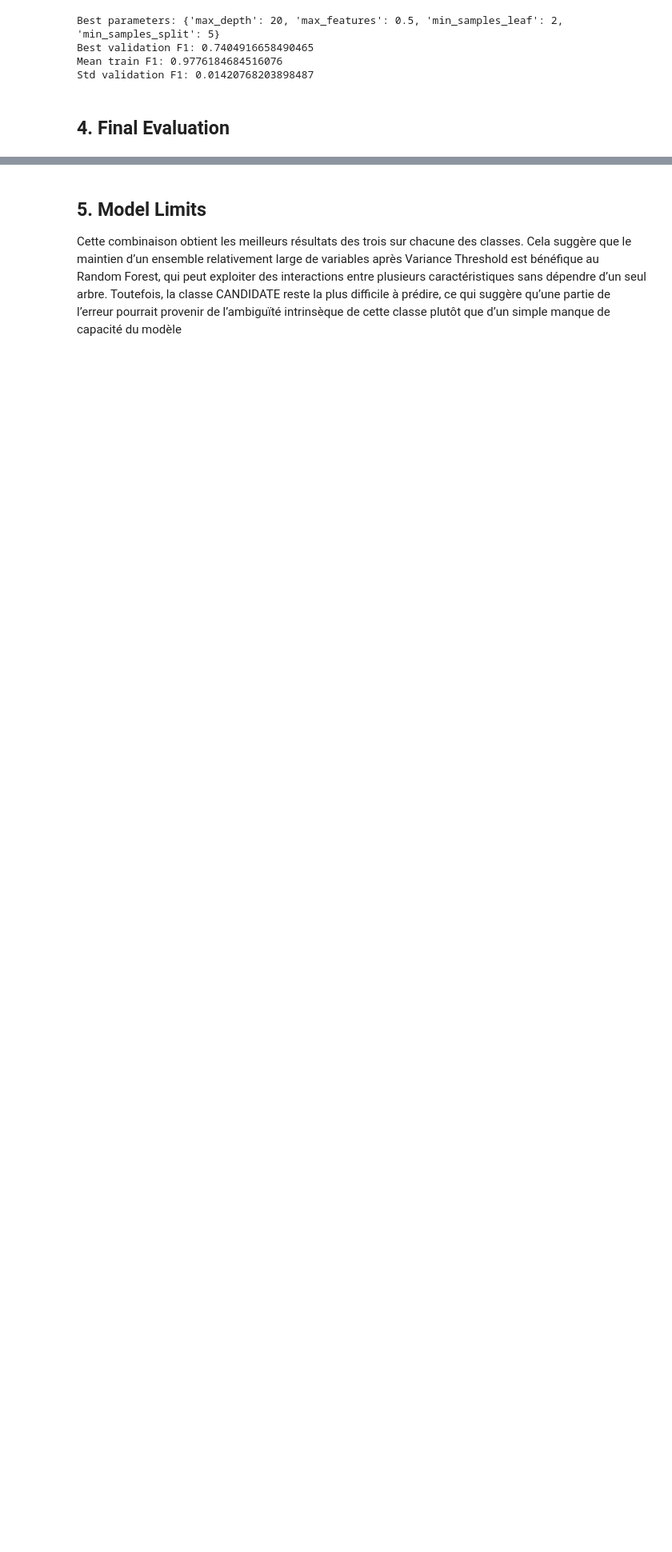
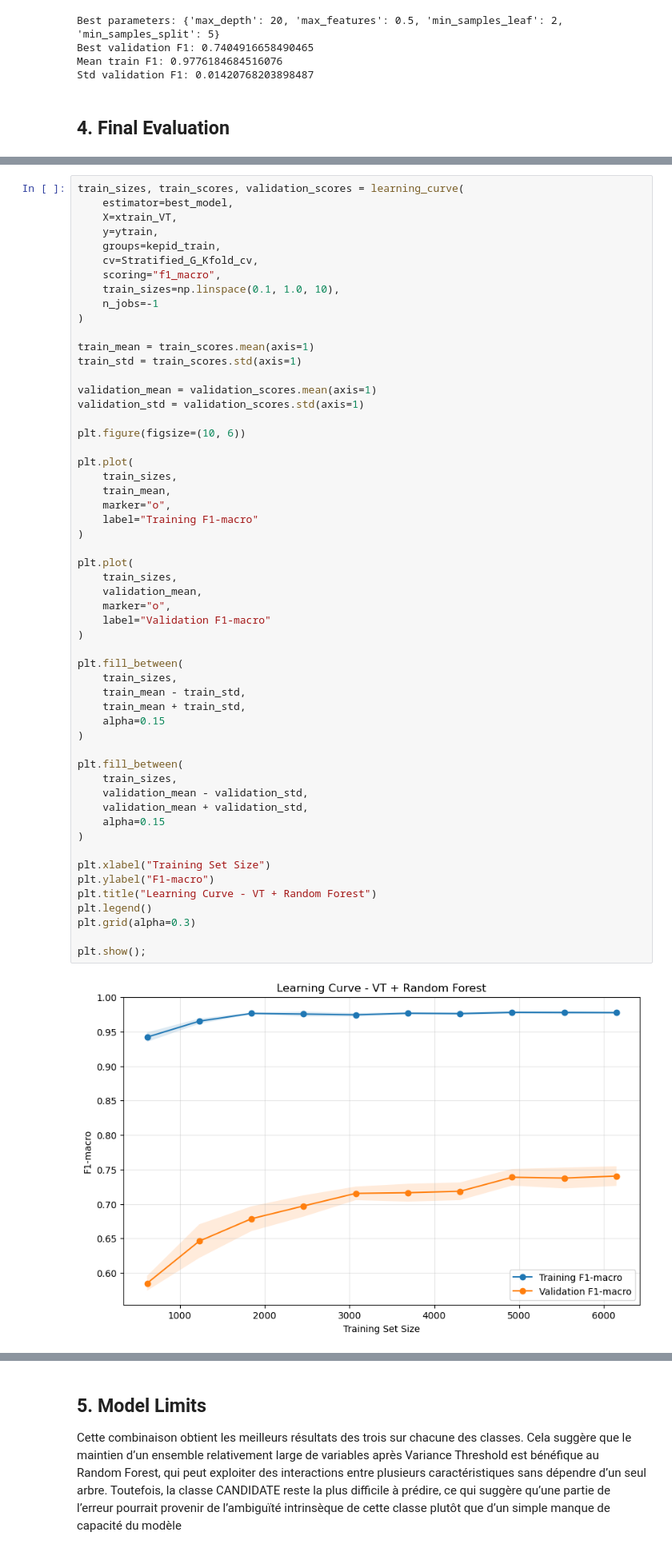
Before and after one commit to GohuKiroi04/kepler-koi-classification, a Jupyter notebook: 4. Modeling/kepler_model_VT_ RF.ipynb, the cells around one changed output, grey strips where cells are left out. Shown at 80% size. Saved outputs shown, nothing was run; the diff lists cells and outputs as text; blank space fills up the shorter version.

```diff
--- a/4. Modeling/kepler_model_VT_ RF.ipynb
+++ b/4. Modeling/kepler_model_VT_ RF.ipynb
@@ -174,0 +195,57 @@ La classe CANDIDATE reste la plus difficile à distinguer, mais ce modèle rédu
+# %%
+train_sizes, train_scores, validation_scores = learning_curve(
+    estimator=best_model,
+    X=xtrain_VT,
+    y=ytrain,
+    groups=kepid_train,
+    cv=Stratified_G_Kfold_cv,
+    scoring="f1_macro",
+    train_sizes=np.linspace(0.1, 1.0, 10),
+    n_jobs=-1
+)
+
+train_mean = train_scores.mean(axis=1)
+train_std = train_scores.std(axis=1)
+
+validation_mean = validation_scores.mean(axis=1)
+validation_std = validation_scores.std(axis=1)
+
+plt.figure(figsize=(10, 6))
+
+plt.plot(
+    train_sizes,
+    train_mean,
+    marker="o",
+    label="Training F1-macro"
+)
+
+plt.plot(
+    train_sizes,
+    validation_mean,
+    marker="o",
+    label="Validation F1-macro"
+)
+
+plt.fill_between(
+    train_sizes,
+    train_mean - train_std,
+    train_mean + train_std,
+    alpha=0.15
+)
+
+plt.fill_between(
+    train_sizes,
+    validation_mean - validation_std,
+    validation_mean + validation_std,
+    alpha=0.15
+)
+
+plt.xlabel("Training Set Size")
+plt.ylabel("F1-macro")
+plt.title("Learning Curve - VT + Random Forest")
+plt.legend()
+plt.grid(alpha=0.3)
+
+plt.show();
+# %% [output]
+[figure, added]
```
Also changed, not shown: parts of 16 cells of this notebook, 13 other files.
